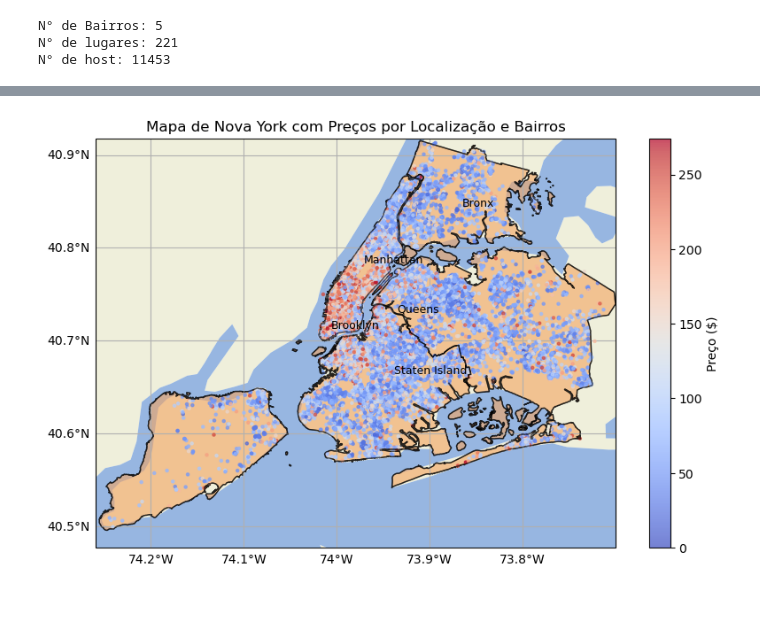
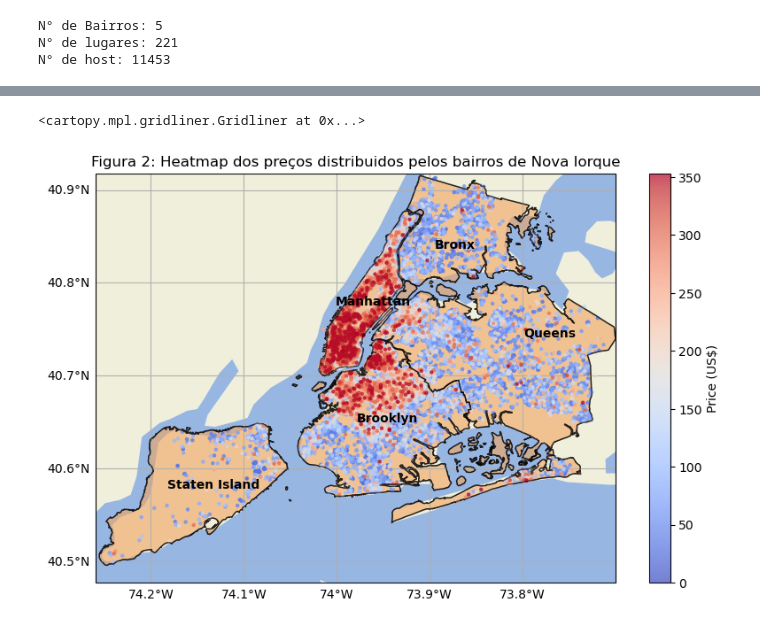
Before and after one commit to DaniloDC07/-Lighthouse-Desafio-Ci-ncia-de-Dados-2025, a Jupyter notebook: Desafio LIGHTHOUSE.ipynb, the cells around one changed output, grey strips where cells are left out. Saved outputs shown, nothing was run; the diff lists cells and outputs as text; code cells hidden in the pictures.

```diff
--- a/Desafio LIGHTHOUSE.ipynb
+++ b/Desafio LIGHTHOUSE.ipynb
@@ -245,38 +238,46 @@ No gráfico da esquerda, porém, os outliers observados não apresentam um carac
 # %%
 # Descartando os outliers
-df = df[df['price'] < df['price'].quantile(0.95)]
+df_ = df[df['price'] < df['price'].quantile(0.95)]
 
-# Centroids de cada bairro
+# Centroids de cada bairro para adicionar o nome dos bairros no mapa
 bairro_ny = pd.DataFrame({
-    'latitude': [40.7831, 40.7128, 40.7306, 40.6643, 40.8448],  # Coordenadas de exemplo (bairros de NY)
-    'longitude': [-73.9712, -74.0060, -73.9352, -73.9385, -73.8648],
+    'latitude': [40.776, 40.650, 40.742, 40.579, 40.837],
+    'longitude': [-73.971, -73.949, -73.769, -74.152, -73.865],
     'city': ['Manhattan', 'Brooklyn', 'Queens', 'Staten Island', 'Bronx']
 })
 # %%
-# Criando o gráfico com Cartopy
-gny = geopandas.read_file(geodatasets.get_path("nybb"))
+# Obtendo o shapefile do Estado de Nova Iorque usando Geopandas e o Geodatasets
+gny = gpd.read_file(gds.get_path("nybb"))
+
+# Iniciando a figura com projeção do Cartopy
 fig, ax = plt.subplots(figsize=(10, 6), subplot_kw=dict(projection=ccrs.PlateCarree()))
 
 # Definindo limites da área de Nova York
 ax.set_extent([-74.2591, -73.7004, 40.4774, 40.9176], crs=ccrs.PlateCarree())
-ax.set_title('Mapa de Nova York com Preços por Localização e Bairros')
+ax.set_title('Figura 2: Heatmap dos preços distribuidos pelos bairros de Nova Iorque')
 
-# Plotando os pontos de latitude, longitude com preços
-sc = ax.scatter(df['longitude'], df['latitude'], c=df['price'], cmap='coolwarm', alpha=0.7, s=5,zorder=10, transform=ccrs.PlateCarree())
+# Ordenando o dataframe pela coluna de preços para evidenciar melhor as regiões de altos preços no Heatmap
+df_ = df_.sort_values(by='price')
+
+# Heatmap
+sc = ax.scatter(df_['longitude'], df_['latitude'], c=df_['price'], cmap='coolwarm', alpha=0.7, s=5,zorder=10, transform=ccrs.PlateCarree())
 
 # Adicionando o nome dos bairros
 for i in range(len(bairro_ny)):
-    ax.text(bairro_ny['longitude'][i] , bairro_ny['latitude'][i], bairro_ny['city'][i], fontsize=9, ha='left', transform=ccrs.PlateCarree(), zorder=30)
+    ax.text(bairro_ny['longitude'][i]-0.03,
+            bairro_ny['latitude'][i],
+            bairro_ny['city'][i],
+            fontsize=10, fontweight='bold',
+            ha='left',
+            transform=ccrs.PlateCarree(), zorder=30)
 
-#ax.add_feature(cfeature.STATES)
 gny.to_crs(ccrs.PlateCarree()).plot(alpha=0.6, edgecolor="k", ax=ax, facecolor='sandybrown', zorder=1, lw=1)
 ax.add_feature(cfeature.LAND)
 ax.add_feature(cfeature.OCEAN)
-df_.to_crs(ccrs.PlateCarree()).plot(alpha=0.6, edgecolor="k", ax=ax, facecolor='None', zorder=20)
-# Adicionando a colorbar para os preços
-plt.colorbar(sc, ax=ax, label="Preço ($)")
+gny.to_crs(ccrs.PlateCarree()).plot(alpha=0.6, edgecolor="k", ax=ax, facecolor='None', zorder=20) # Coloquei novamente para reforçar as linhas divisórias do mapa
+
+plt.colorbar(sc, ax=ax, label="Price (US$)")
 ax.gridlines(draw_labels={"bottom": "x", "left": "y"})
-# Mostrar o gráfico
-plt.show()
 # %% [output]
+<cartopy.mpl.gridliner.Gridliner at 0x...>
-[figure, old version]
+[figure, new version]
```
Also changed, not shown: parts of 20 cells of this notebook.
